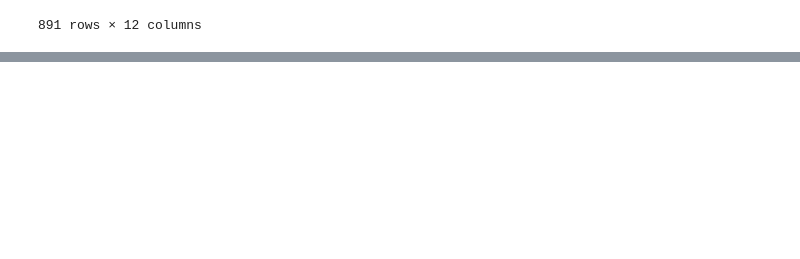
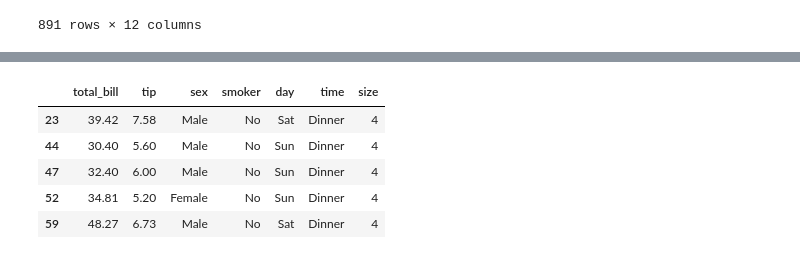
Before and after one commit to bimurto/study-notes, a Jupyter notebook: data-science/tools/PandasNotes.ipynb, the cells around one changed output, grey strips where cells are left out. Saved outputs shown, nothing was run; the diff lists cells and outputs as text; code cells hidden in the pictures; blank space fills up the shorter version.

```diff
--- a/data-science/tools/PandasNotes.ipynb
+++ b/data-science/tools/PandasNotes.ipynb
@@ -290,0 +477,9 @@ titanic.sort_values(by="Age",ascending=False)
+# %%
+tips[(tips["time"] == "Dinner") & (tips["tip"] > 5.00)].head(5)
+# %% [output]
+|  | total_bill | tip | sex | smoker | day | time | size |
+| 23 | 39.42 | 7.58 | Male | No | Sat | Dinner | 4 |
+| 44 | 30.40 | 5.60 | Male | No | Sun | Dinner | 4 |
+| 47 | 32.40 | 6.00 | Male | No | Sun | Dinner | 4 |
+| 52 | 34.81 | 5.20 | Female | No | Sun | Dinner | 4 |
+| 59 | 48.27 | 6.73 | Male | No | Sat | Dinner | 4 |
```
Also changed, not shown: parts of 35 cells of this notebook, 1 other file.
